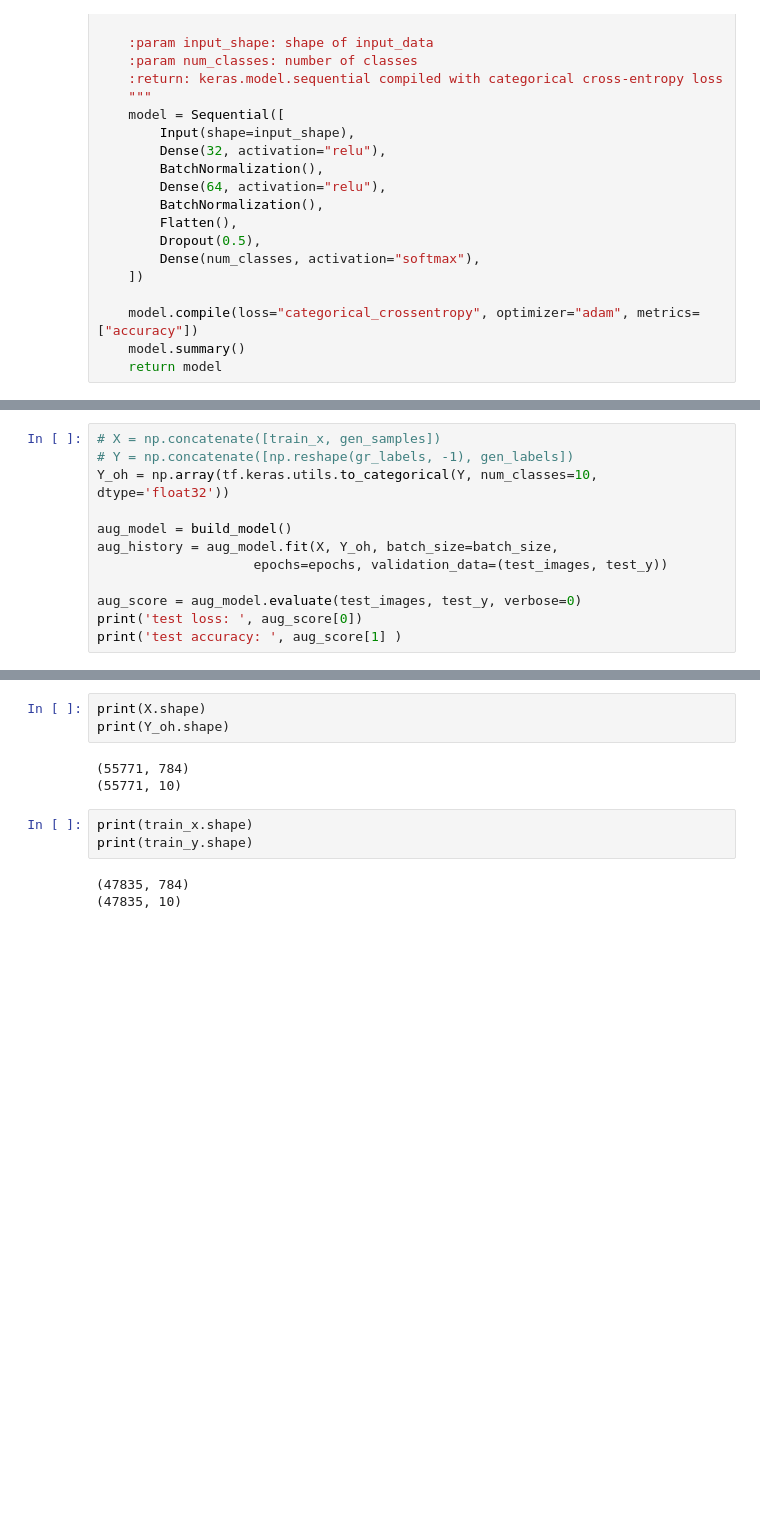
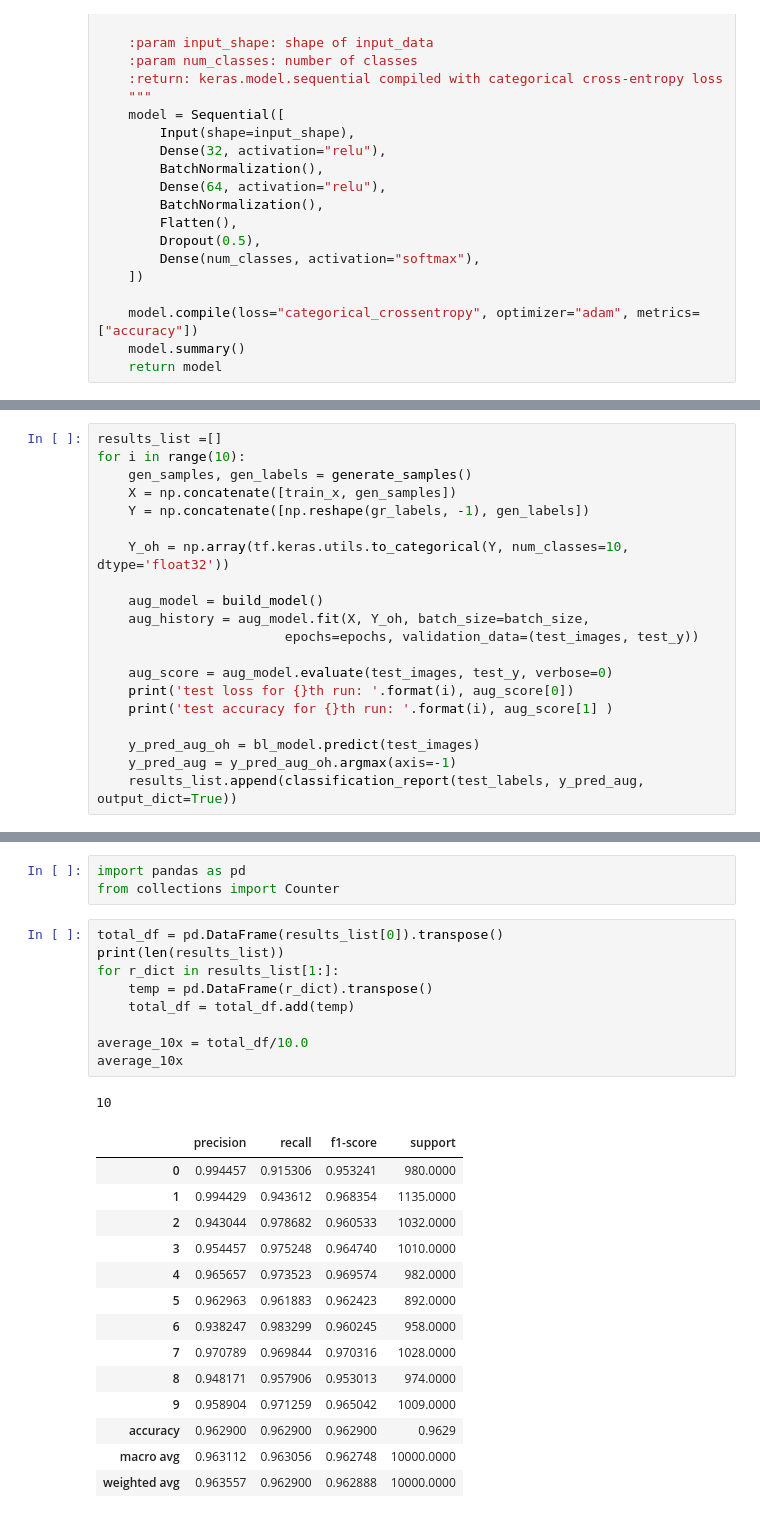
Before and after one commit to adamuag/Imbalance_data, a Jupyter notebook: minst_digits.ipynb, the cells around one changed output, grey strips where cells are left out. Cells and saved outputs as stored; diff of their text form; blank space fills up the shorter version.

Commit message:
10x validation and sampling

```diff
--- a/minst_digits.ipynb
+++ b/minst_digits.ipynb
@@ -423,13 +412,21 @@ weighted avg       0.95      0.95      0.95     10000
 # %%
-# X = np.concatenate([train_x, gen_samples])
-# Y = np.concatenate([np.reshape(gr_labels, -1), gen_labels])
-Y_oh = np.array(tf.keras.utils.to_categorical(Y, num_classes=10, dtype='float32'))
+results_list =[]
+for i in range(10):
+    gen_samples, gen_labels = generate_samples()
+    X = np.concatenate([train_x, gen_samples])
+    Y = np.concatenate([np.reshape(gr_labels, -1), gen_labels])
 
-aug_model = build_model()
-aug_history = aug_model.fit(X, Y_oh, batch_size=batch_size,
-                    epochs=epochs, validation_data=(test_images, test_y))
+    Y_oh = np.array(tf.keras.utils.to_categorical(Y, num_classes=10, dtype='float32'))
 
-aug_score = aug_model.evaluate(test_images, test_y, verbose=0)
-print('test loss: ', aug_score[0])
-print('test accuracy: ', aug_score[1] )
+    aug_model = build_model()
+    aug_history = aug_model.fit(X, Y_oh, batch_size=batch_size,
+                        epochs=epochs, validation_data=(test_images, test_y))
+
+    aug_score = aug_model.evaluate(test_images, test_y, verbose=0)
+    print('test loss for {}th run: '.format(i), aug_score[0])
+    print('test accuracy for {}th run: '.format(i), aug_score[1] )
+
+    y_pred_aug_oh = bl_model.predict(test_images)
+    y_pred_aug = y_pred_aug_oh.argmax(axis=-1)
+    results_list.append(classification_report(test_labels, y_pred_aug, output_dict=True))
 # %% [output]
@@ -510,12 +620,28 @@ weighted avg       0.95      0.95      0.95     10000
-# %%
-print(X.shape)
-print(Y_oh.shape)
-# %% [output]
-(55771, 784)
-(55771, 10)
-# %%
-print(train_x.shape)
-print(train_y.shape)
-# %% [output]
-(47835, 784)
-(47835, 10)
+# %%
+import pandas as pd
+from collections import Counter
+# %%
+total_df = pd.DataFrame(results_list[0]).transpose()
+print(len(results_list))
+for r_dict in results_list[1:]:
+    temp = pd.DataFrame(r_dict).transpose()
+    total_df = total_df.add(temp)
+
+average_10x = total_df/10.0
+average_10x
+# %% [output]
+10
+|  | precision | recall | f1-score | support |
+| 0 | 0.994457 | 0.915306 | 0.953241 | 980.0000 |
+| 1 | 0.994429 | 0.943612 | 0.968354 | 1135.0000 |
+| 2 | 0.943044 | 0.978682 | 0.960533 | 1032.0000 |
+| 3 | 0.954457 | 0.975248 | 0.964740 | 1010.0000 |
+| 4 | 0.965657 | 0.973523 | 0.969574 | 982.0000 |
+| 5 | 0.962963 | 0.961883 | 0.962423 | 892.0000 |
+| 6 | 0.938247 | 0.983299 | 0.960245 | 958.0000 |
+| 7 | 0.970789 | 0.969844 | 0.970316 | 1028.0000 |
+| 8 | 0.948171 | 0.957906 | 0.953013 | 974.0000 |
+| 9 | 0.958904 | 0.971259 | 0.965042 | 1009.0000 |
+| accuracy | 0.962900 | 0.962900 | 0.962900 | 0.9629 |
+| macro avg | 0.963112 | 0.963056 | 0.962748 | 10000.0000 |
+| weighted avg | 0.963557 | 0.962900 | 0.962888 | 10000.0000 |
```
Also changed, not shown: parts of 16 cells of this notebook, 2 other files.
